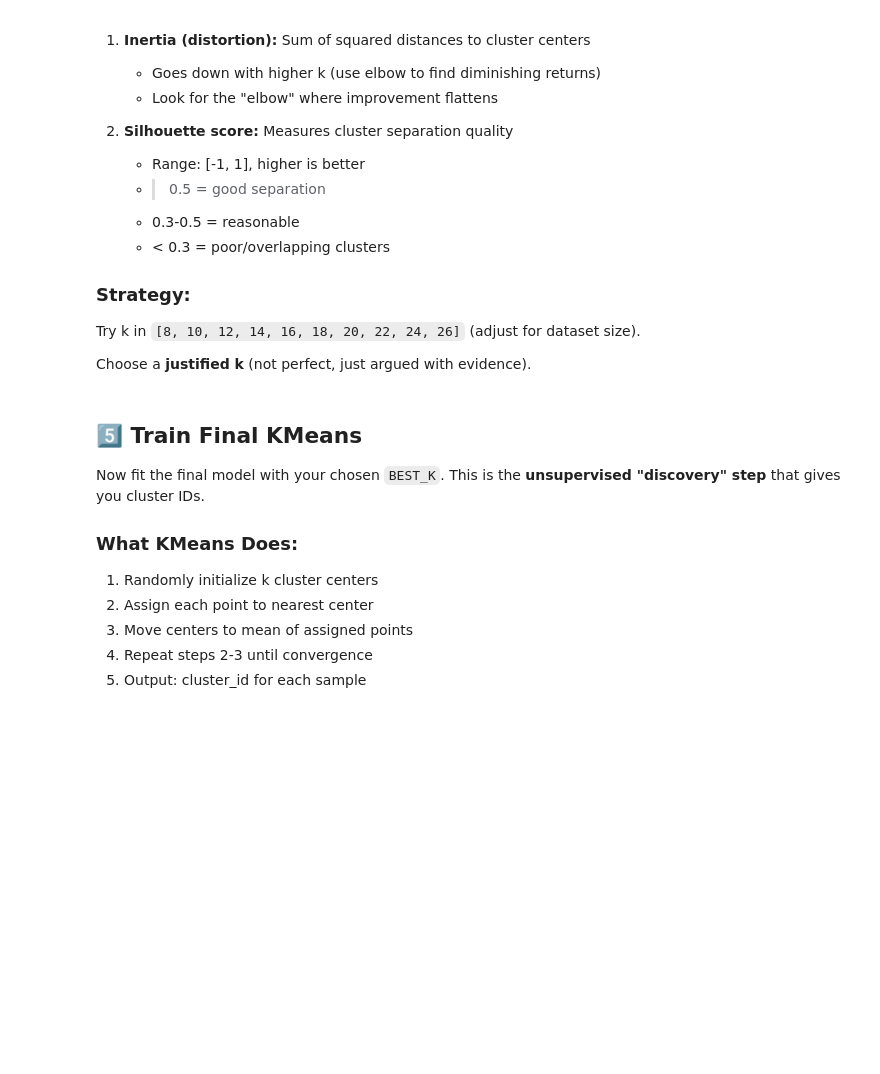
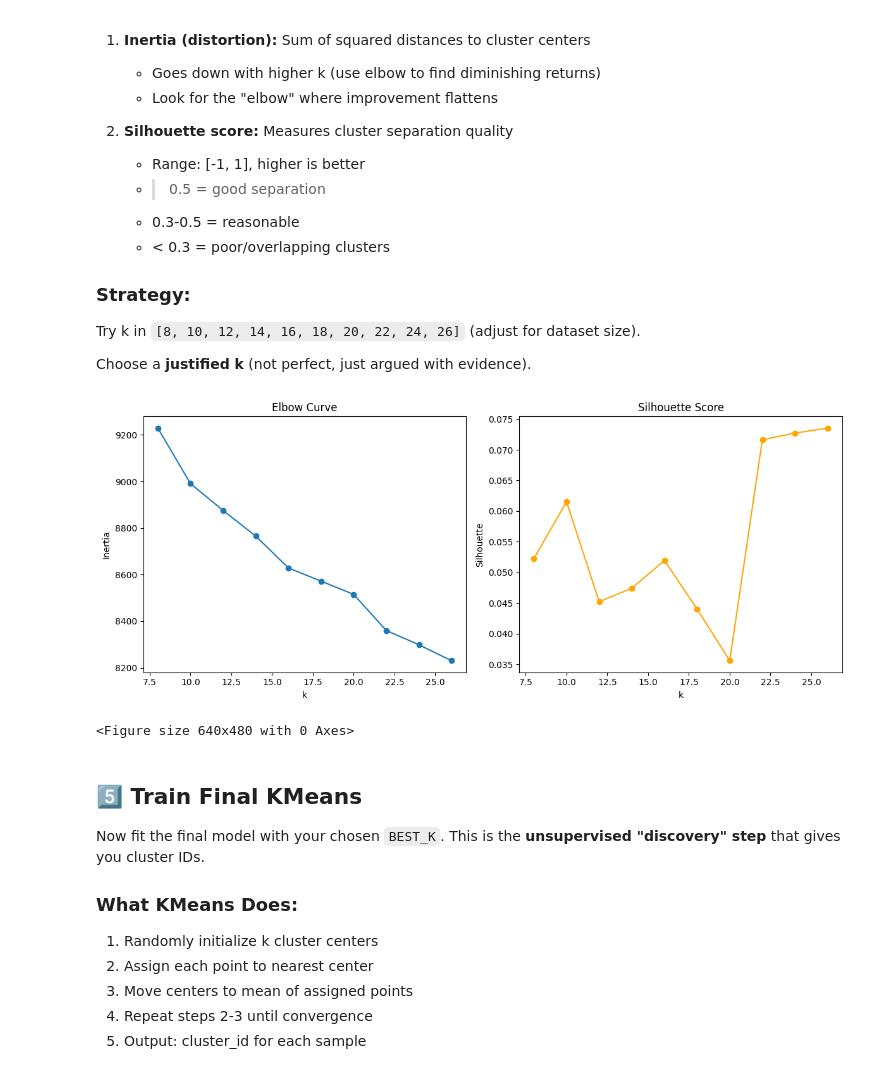
Before and after one commit to Tuminha/PyTorch-Capstone-Project, a Jupyter notebook: projects/02_medical_text/notebooks/00_specialty_taxonomy.ipynb, the cells around one changed output. Saved outputs shown, nothing was run; the diff lists cells and outputs as text; code cells hidden in the pictures; blank space fills up the shorter version.

```diff
--- a/projects/02_medical_text/notebooks/00_specialty_taxonomy.ipynb
+++ b/projects/02_medical_text/notebooks/00_specialty_taxonomy.ipynb
@@ -106,7 +137,11 @@ Transformers don't need heavy cleaning. Keep it minimal:
 # Hint: df["text_proc"] = df["text"].str.replace(r"\s+", " ", regex=True)
 # Optional: .str.lower() if you want
 # Decide and document it in a variable, e.g., USE_LOWER = False
+df["text_proc"] = df["text"].str.replace(r"\s+", " ", regex=True)
+df["text_proc"] = df["text_proc"].str.strip().str.lower()
+
 
 
 
 # Print a few samples to verify
+print(df.head())
@@ -132,13 +181,14 @@ Use a **sentence embedding model**. Options:
 # [TODO] Load a SentenceTransformer model by name
 # Hint: from sentence_transformers import SentenceTransformer
 # model = SentenceTransformer("<model-name>")
-
+from sentence_transformers import SentenceTransformer
+model = SentenceTransformer("pritamdeka/BioBERT-mnli-snli-scinli-scitail-mednli-stsb")
 
 # [TODO] Compute embeddings for df["text_proc"] (or df["text"])
-# X = model.encode(..., batch_size=32, show_progress_bar=True,
-#                  convert_to_numpy=True, normalize_embeddings=True)
+X = model.encode(df["text_proc"].tolist(), batch_size=32, show_progress_bar=True,
+                 convert_to_numpy=True, normalize_embeddings=True)
 
 
 # [TODO] Sanity check shape: (n_samples, embedding_dim)
-# print(f"Embeddings shape: {X.shape}")
+print(f"Embeddings shape: {X.shape}")
 # Expected: (16398, 384) or (16398, 768) depending on model
@@ -165,34 +217,57 @@ Try k in `[8, 10, 12, 14, 16, 18, 20, 22, 24, 26]` (adjust for dataset size).
 Choose a **justified k** (not perfect, just argued with evidence).
 # %%
 # [TODO] Define K_RANGE = list(range(8, 27, 2))  # example: step by 2
-
+K_RANGE = list(range(8, 27, 2))
 
 # [TODO] For each k:
 #   - fit KMeans(n_clusters=k, n_init="auto" or 10+, random_state=SEED)
 #   - record inertia_
 #   - compute silhouette_score(X, labels)  # may be slow on huge data; sample if needed
 # Hint: Store results in two lists: inertias = [], silhouettes = []
+inertias = []
+silhouettes = []
 
+for k in K_RANGE:
+    km = KMeans(n_clusters=k, n_init="auto", random_state=random_state)
+    labels = km.fit_predict(X)
+    inertias.append(km.inertia_)
+    silhouettes.append(silhouette_score(X, labels))
 
 
 # [TODO] Plot k vs inertia (elbow curve)
 # Hint: plt.figure(figsize=(12,5))
 #       plt.subplot(1,2,1) for inertia
 #       plt.plot(K_RANGE, inertias, marker='o')
 #       plt.xlabel('k'), plt.ylabel('Inertia'), plt.title('Elbow Curve')
+plt.figure(figsize=(12,5))
+plt.subplot(1,2,1)
+plt.plot(K_RANGE, inertias, marker='o')
+plt.xlabel('k'), plt.ylabel('Inertia'), plt.title('Elbow Curve')
 
 
 # [TODO] Plot k vs silhouette score
 #       plt.subplot(1,2,2) for silhouette
 #       plt.plot(K_RANGE, silhouettes, marker='o', color='orange')
 #       plt.xlabel('k'), plt.ylabel('Silhouette'), plt.title('Silhouette Score')
 #       plt.tight_layout(), plt.show()
+plt.subplot(1,2,2)
+plt.plot(K_RANGE, silhouettes, marker='o', color='orange')
+plt.xlabel('k'), plt.ylabel('Silhouette'), plt.title('Silhouette Score')
+plt.tight_layout()
+plt.show()
 
+# Save to images with the correct name
+import os
+os.makedirs("../images", exist_ok=True)
+plt.savefig("../images/elbow_silhouette.png")
 
 # [TODO] Based on these plots, set BEST_K = ...
-# BEST_K = ???
-# print(f"✅ Chosen k = {BEST_K}")
+BEST_K = 22
+print(f"✅ Chosen k = {BEST_K}")
 # Now go back to the Decisions Log and document WHY you chose this k!
+# %% [output]
+[figure, added]
+<Figure size 640x480 with 0 Axes>
 # %% [markdown]
 ## 5️⃣ Train Final KMeans
 
```
Also changed, not shown: parts of 5 cells of this notebook, 2 other files.
